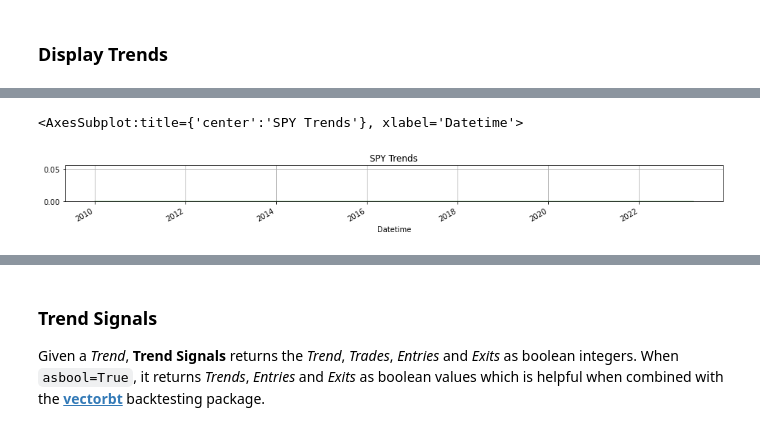
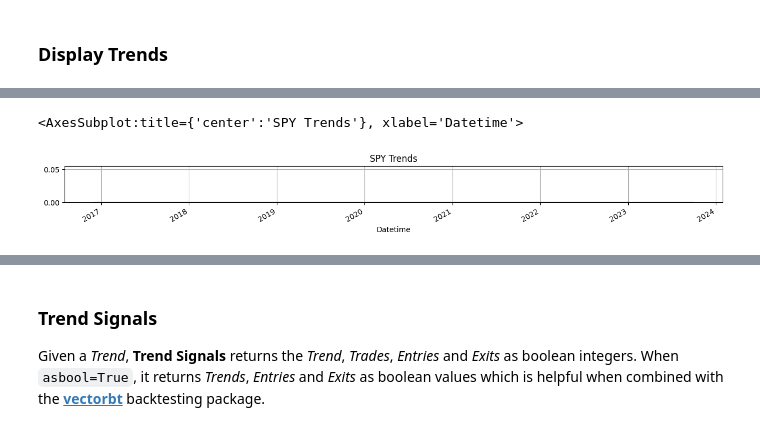
Before and after one commit to pint1022/pandas-ta, a Jupyter notebook: examples/VectorBT_Backtest_with_Pandas_TA.ipynb, the cells around one changed output, grey strips where cells are left out. Drawn from its saved outputs; the diff is of its cells as text; code cells hidden in the pictures.

```diff
--- a/examples/VectorBT_Backtest_with_Pandas_TA.ipynb
+++ b/examples/VectorBT_Backtest_with_Pandas_TA.ipynb
@@ -180,14 +200,15 @@ def trade_table(pf: vbt.portfolio.base.Portfolio, k: int = 1, total_fees: bool =
 #### Specify Symbols for Benchmarks and Assets
 # %%
 benchmark_tickers = ["SPY", "QQQ"]
-asset_tickers = ["AAPL", "TSLA",
+asset_tickers = ["AAPL", "TSLA", "BLK","NFLX","MSFT","TSM","SOXL","DHI","HD",
                  "COIN", "U",
                  "ENPH","TSM",
                  "QCOM","BX",
                  "AMD","NVDA",
                  "MRNA","GUSH",
                  "WSM","MCD",
-                 "TLT","TAN"]
+                 "TLT","TAN",
+                "TNA", "TQQQ","UDOW","FAS","QQQ","SPY","UDOW"]
 all_tickers = benchmark_tickers + asset_tickers
 
 print("Tickers by index #")
@@ -261,8 +283,8 @@ assets.tickers
 # %% [markdown]
 ### Define Testing Dates and Ranges
 # %%
-start_date = datetime(2010, 1, 1) # Adjust as needed
-end_date = datetime(2023, 3, 16)   # Adjust as needed
+start_date = datetime(2016, 12, 5) # Adjust as needed
+end_date = datetime(2023, 9, 29)   # Adjust as needed
 # %% [markdown]
 ### Select and Benchmark and Asset to Backtest
 # %%
@@ -278,10 +300,15 @@ Assets: AAPL, TSLA, COIN, U, ENPH, TSM, QCOM, BX, AMD, NVDA, MRNA, GUSH, WSM, MC
 # %%
 benchmark_name = "SPY" # Select a Benchmark
-asset_name = "TSLA" # Select an Asset
+asset_name = "UDOW" # Select an Asset
 
 benchmarkdf = benchmarks.data[benchmark_name]
+benchmarkdf = add_jc_data(benchmarkdf)
+
 assetdf     = assets.data[asset_name]
-assetdf.columns
+assetdf = add_jc_data(assetdf)
+# print(temp.columns)
+
+# print(assetdf.columns)
 # Set True if you want to constrain Data between start_date & end_date
 common_range = True
 if common_range:
@@ -484,7 +553,25 @@ def trends_rsi(df: pd.DataFrame, rsi_window: int = 14, ma_window: int = 50, entr
 #     trend = np.where(exits , -1, 0)
 #     trend = np.where( entries, 1, trend)
 #     return  trend # rsi
-    return entries
+    return entries,exits
+
+def trends_jinsong(df: pd.DataFrame,  entry: int = 1, exit: int = 100):
+    res = jc_ind.run(df.rk50, df.rk100, df.rk250, df.rkprice,
+                 entry = entry,
+                 exit = exit,
+                 param_product = True)
+    entries = res.value == 1.0
+    exits = res.value == -1.0
+    return entries, exits
+
+def trends_jinsong_delta(df: pd.DataFrame,  entry: int = 1, exit: int = 98):
+    res = jc_ind_delta.run(df.rk50, df.rk100, df.rk250, df.rkprice,df.deltaclose,
+                 entry = entry,
+                 exit = exit,
+                 param_product = True)
+    entries = res.value == 1.0
+    exits = res.value == -1.0
+    return entries, exits
 # %% [markdown]
 ### Display Trends
 # %%
@@ -494,6 +754,6 @@ trend_rsi={"rsi_window": 35, "ma_window": 160, "entry": 30, "exit": 60}
 # %%
 # benchmark_trends = trends(benchmarkdf, **trend_kwargs)
-benchmark_trends = trends_rsi(benchmarkdf, **trend_rsi)
+benchmark_trends, benchmark_exits = trends_rsi(benchmarkdf, **trend_rsi)
 
 print(benchmark_trends)
 benchmark_trends.copy().astype(int).plot(figsize=(16, 1), kind="area", color=["green"], alpha=0.45, title=f"{benchmarkdf.name} Trends", grid=True)
@@ -514,5 +774,5 @@ Name: (35, 160, 30, 60, Close), Length: 3322, dtype: bool
 <AxesSubplot:title={'center':'SPY Trends'}, xlabel='Datetime'>
-[figure, old version]
+[figure, new version]
 # %%
 asset_trends = trends_rsi(assetdf, **trend_rsi)
 asset_trends.copy().astype(int).plot(figsize=(16, 1), kind="area", color=["green"], alpha=0.45, title=f"{assetdf.name} Trends", grid=True)
```
Also changed, not shown: parts of 54 cells of this notebook, 7 other files.
